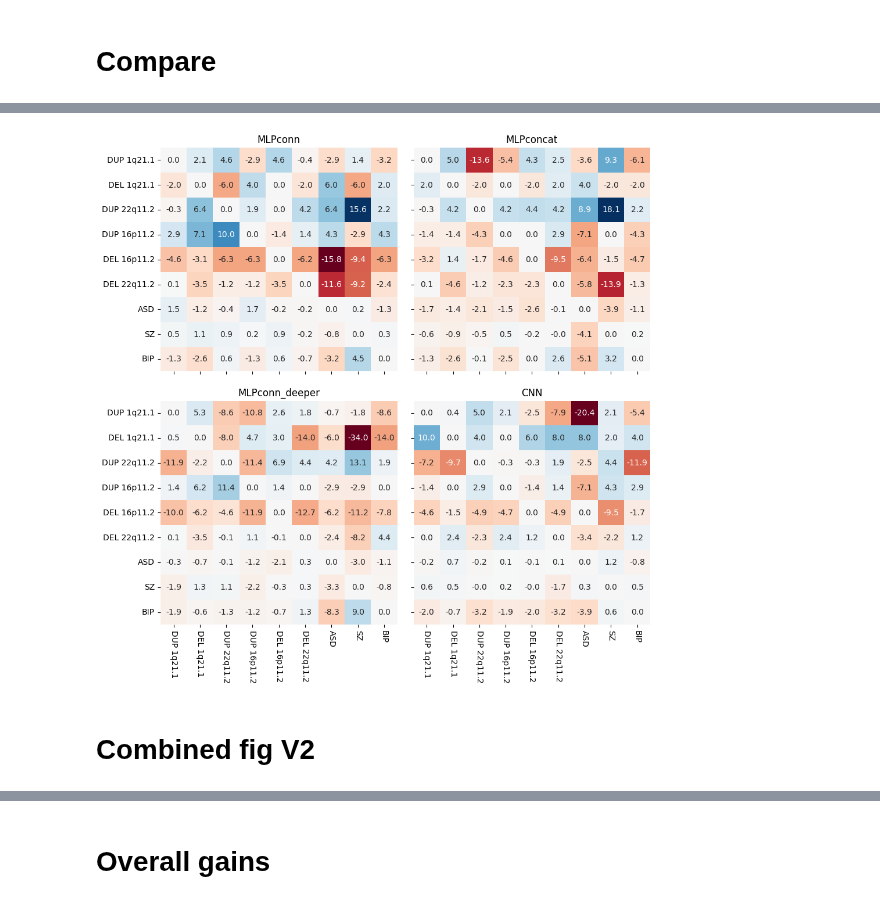
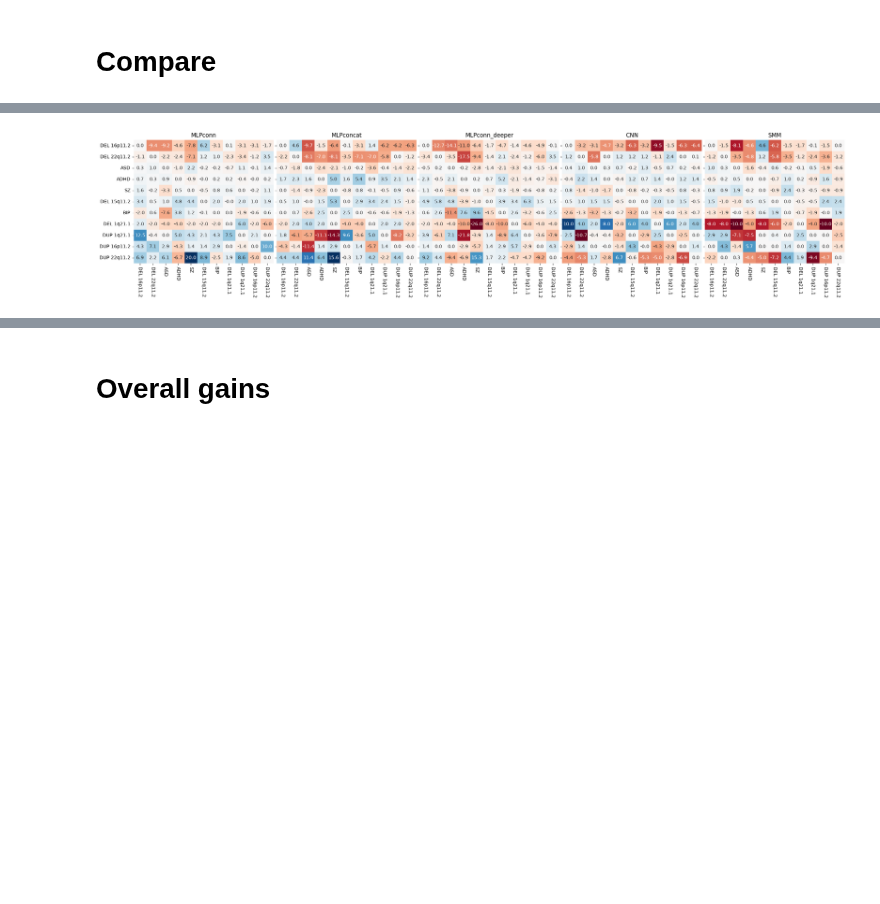
Before and after one commit to harveyaa/neuropsych_mtl, a Jupyter notebook: MTL/neg_transfer_intra.ipynb, the cells around one changed output, grey strips where cells are left out. Cells and saved outputs as stored; diff of their text form; code cells hidden in the pictures; blank space fills up the shorter version.

Commit message:
updated notebook and new figures

```diff
--- a/MTL/neg_transfer_intra.ipynb
+++ b/MTL/neg_transfer_intra.ipynb
@@ -237,12 +222,0 @@ DEL1q21_1 DUP1q21_1 4
-# %%
-mps_single = np.zeros(len(cases))
-for case in cases:
-    p = os.path.join(p_mps_single,f'{case}')
-    final_acc = []
-    for i in range(5):
-        p_fold = os.path.join(p,f'fold_{i}')
-        file = [f for f in os.listdir(p_fold) if f[-4:]=='.csv'][0]
-        df = pd.read_csv(os.path.join(p,f'fold_{i}',file),index_col=0,header=[0,1])[case]
-        final_acc.append(df['Accuracy/test'].iloc[-1])
-
-    mps_single[case_to_idx[case]] = np.mean(final_acc)
@@ -328,3 +268,9 @@ ASD SZ 4
+# %%
+mlp_pairs = pd.DataFrame(mlp_pairs,index=cases,columns=cases)
+cnn_pairs = pd.DataFrame(cnn_pairs,index=cases,columns=cases)
+concat_pairs = pd.DataFrame(concat_pairs,index=cases,columns=cases)
+deeper_pairs = pd.DataFrame(deeper_pairs,index=cases,columns=cases)
+mps_big_pairs = pd.DataFrame(mps_big_pairs,index=cases,columns=cases)
 # %% [markdown]
 # Compare
 # %%
@@ -344,19 +358,28 @@ mps_big_diff = (mps_big_pairs.transpose() - mps_big_single).transpose()
 # %%
-fig,ax = plt.subplots(2,2,figsize=(10,10),sharey=True,sharex=True)
-sns.heatmap(mlp_diff,xticklabels=labels,yticklabels=labels,annot=True,cmap='RdBu',cbar=False,ax=ax[0,0],center=0,fmt='.1f')
-sns.heatmap(concat_diff,xticklabels=labels,yticklabels=labels,annot=True,cmap='RdBu',cbar=False,ax=ax[0,1],center=0,fmt='.1f')
-sns.heatmap(deeper_diff,xticklabels=labels,yticklabels=labels,annot=True,cmap='RdBu',cbar=False,ax=ax[1,0],center=0,fmt='.1f')
-sns.heatmap(cnn_diff,xticklabels=labels,yticklabels=labels,annot=True,cmap='RdBu',cbar=False,ax=ax[1,1],center=0,fmt='.1f')
-ax[0,0].set_title('MLPconn')
-ax[0,1].set_title('MLPconcat')
-ax[1,0].set_title('MLPconn_deeper')
-ax[1,1].set_title('CNN')
+fig,ax = plt.subplots(1,5,figsize=(22,5),sharex=True,sharey=True)
 
-ax[1,0].set_xticklabels(labels,rotation=270)
-ax[1,1].set_xticklabels(labels,rotation=270)
-plt.tight_layout(pad=2)
-plt.savefig('./results_paper/neg_transfer/figures/quad_comparison.png',dpi=300)
+clabels_mlp_order = [cases[i] for i in np.argsort(clabels_mlp)]
+labels_mlp_order = [labels[i] for i in np.argsort(clabels_mlp)]
+
+sns.heatmap(mlp_diff.loc[clabels_mlp_order,clabels_mlp_order],annot=True,cmap='RdBu',cbar=False,ax=ax[0],center=0,fmt='.1f')
+sns.heatmap(concat_diff.loc[clabels_mlp_order,clabels_mlp_order],annot=True,cmap='RdBu',cbar=False,ax=ax[1],center=0,fmt='.1f')
+sns.heatmap(deeper_diff.loc[clabels_mlp_order,clabels_mlp_order],annot=True,cmap='RdBu',cbar=False,ax=ax[2],center=0,fmt='.1f')
+sns.heatmap(cnn_diff.loc[clabels_mlp_order,clabels_mlp_order],annot=True,cmap='RdBu',cbar=False,ax=ax[3],center=0,fmt='.1f')
+sns.heatmap(mps_big_diff.loc[clabels_mlp_order,clabels_mlp_order],annot=True,cmap='RdBu',cbar=False,ax=ax[4],center=0,fmt='.1f')
+ax[0].set_title('MLPconn')
+ax[1].set_title('MLPconcat')
+ax[2].set_title('MLPconn_deeper')
+ax[3].set_title('CNN')
+ax[4].set_title('SMM')
+
+ax[0].set_yticklabels(labels_mlp_order)
+ax[0].set_xticklabels(labels_mlp_order,rotation=270)
+ax[1].set_xticklabels(labels_mlp_order,rotation=270)
+ax[2].set_xticklabels(labels_mlp_order,rotation=270)
+ax[3].set_xticklabels(labels_mlp_order,rotation=270)
+ax[4].set_xticklabels(labels_mlp_order,rotation=270)
+
+plt.tight_layout(pad=0.5)
+plt.savefig('./results_paper/pairs/figures/quint_comparison.png',dpi=300)
 # %% [output]
-[figure, old version]
+[figure, new version]
-# %% [markdown]
-# Combined fig V2
```
Also changed, not shown: parts of 35 cells of this notebook, 5 other files.
